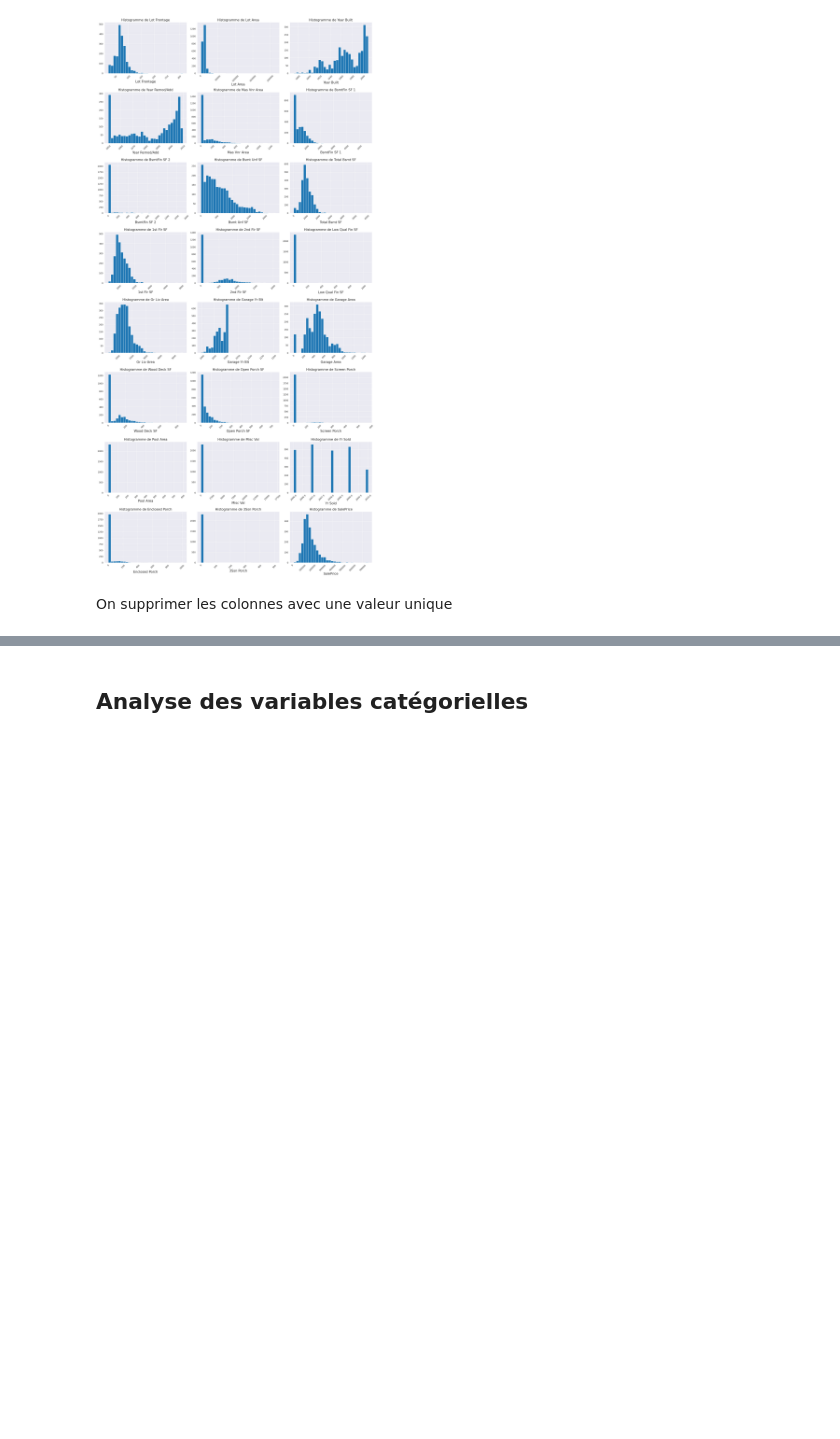
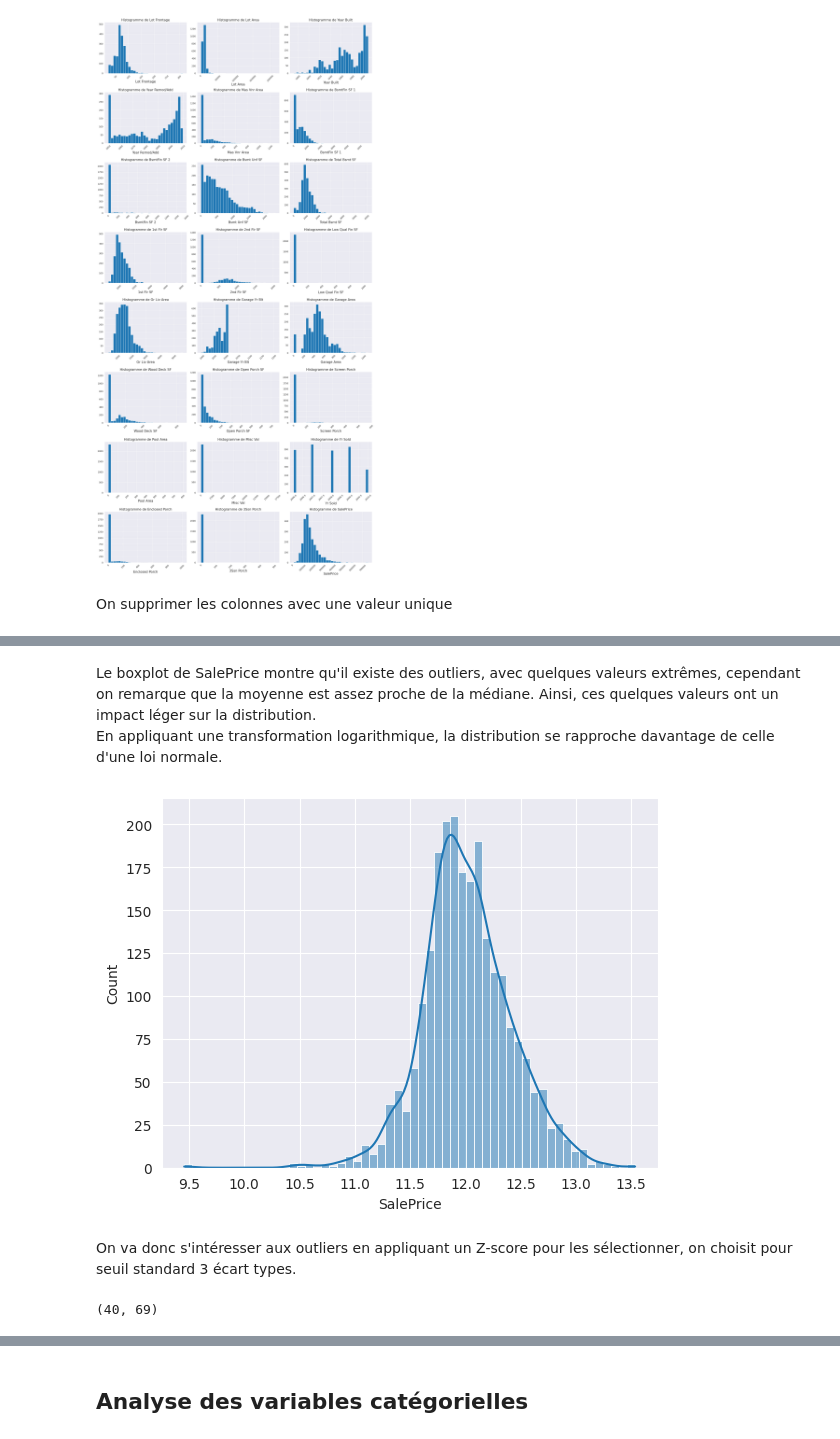
Before and after one commit to Abdellah-R/Projet-E2_P3, a Jupyter notebook: analyse_model/analysis.ipynb, the cells around one changed output, grey strips where cells are left out. Drawn from its saved outputs; the diff is of its cells as text; code cells hidden in the pictures; blank space fills up the shorter version.

```diff
--- a/analyse_model/analysis.ipynb
+++ b/analyse_model/analysis.ipynb
@@ -180,0 +207,11 @@ df= df.drop(to_drop,axis=1)
+# %% [markdown]
+Le boxplot de SalePrice montre qu'il existe des outliers, avec quelques valeurs extrêmes, cependant on remarque que la moyenne est assez proche de la médiane. Ainsi, ces quelques valeurs ont un impact léger sur la distribution. <br>
+En appliquant une transformation logarithmique, la distribution se rapproche davantage de celle d'une loi normale.
+# %%
+df_log = np.log(df[["SalePrice"]])
+sns.histplot(data=df_log, x="SalePrice", kde=True)
+plt.show()
+# %% [output]
+[figure, added]
+# %% [markdown]
+On va donc s'intéresser aux outliers en appliquant un Z-score pour les sélectionner, on choisit pour seuil standard 3 écart types.
@@ -180,0 +233,4 @@ df= df.drop(to_drop,axis=1)
+# %%
+outliers.shape
+# %% [output]
+(40, 69)
```
Also changed, not shown: parts of 16 cells of this notebook.
